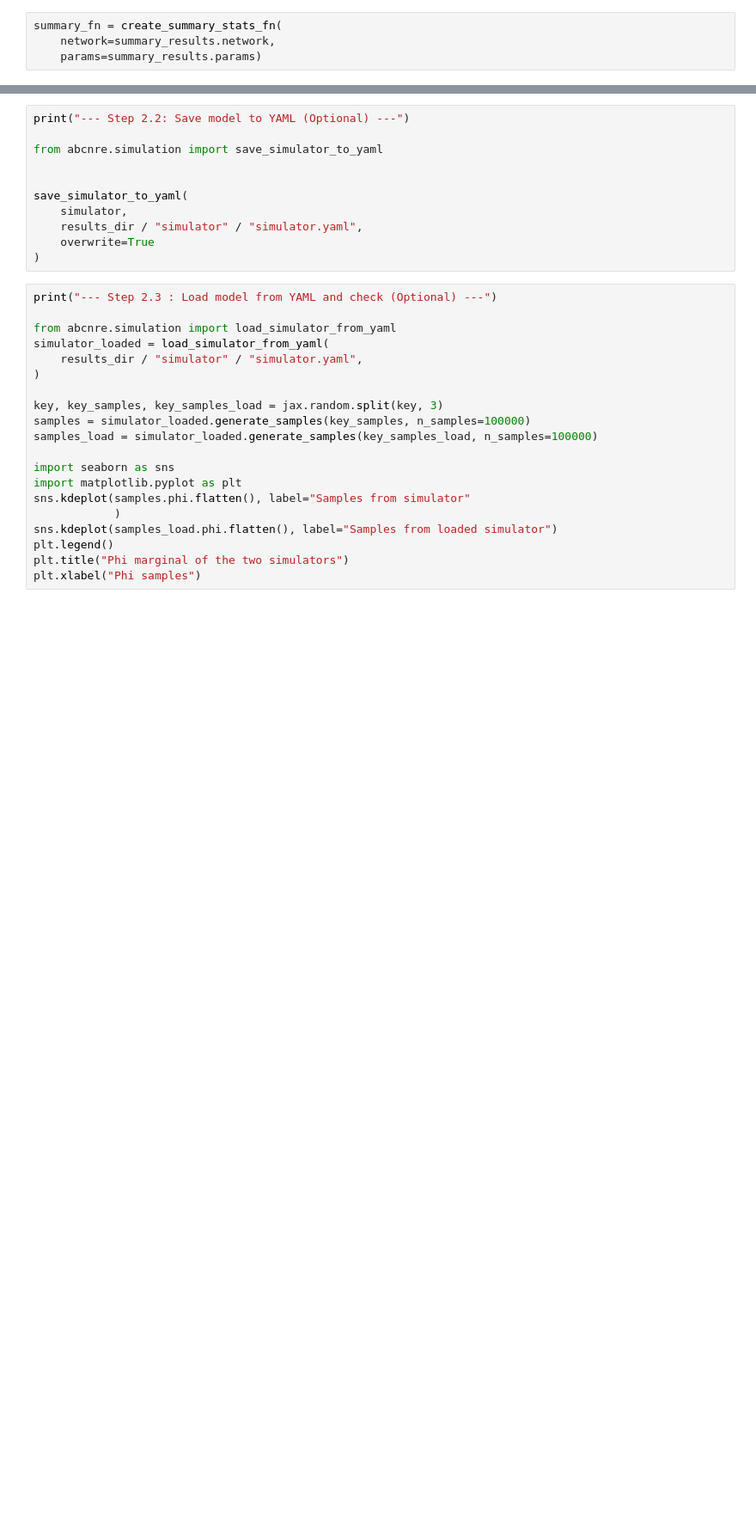
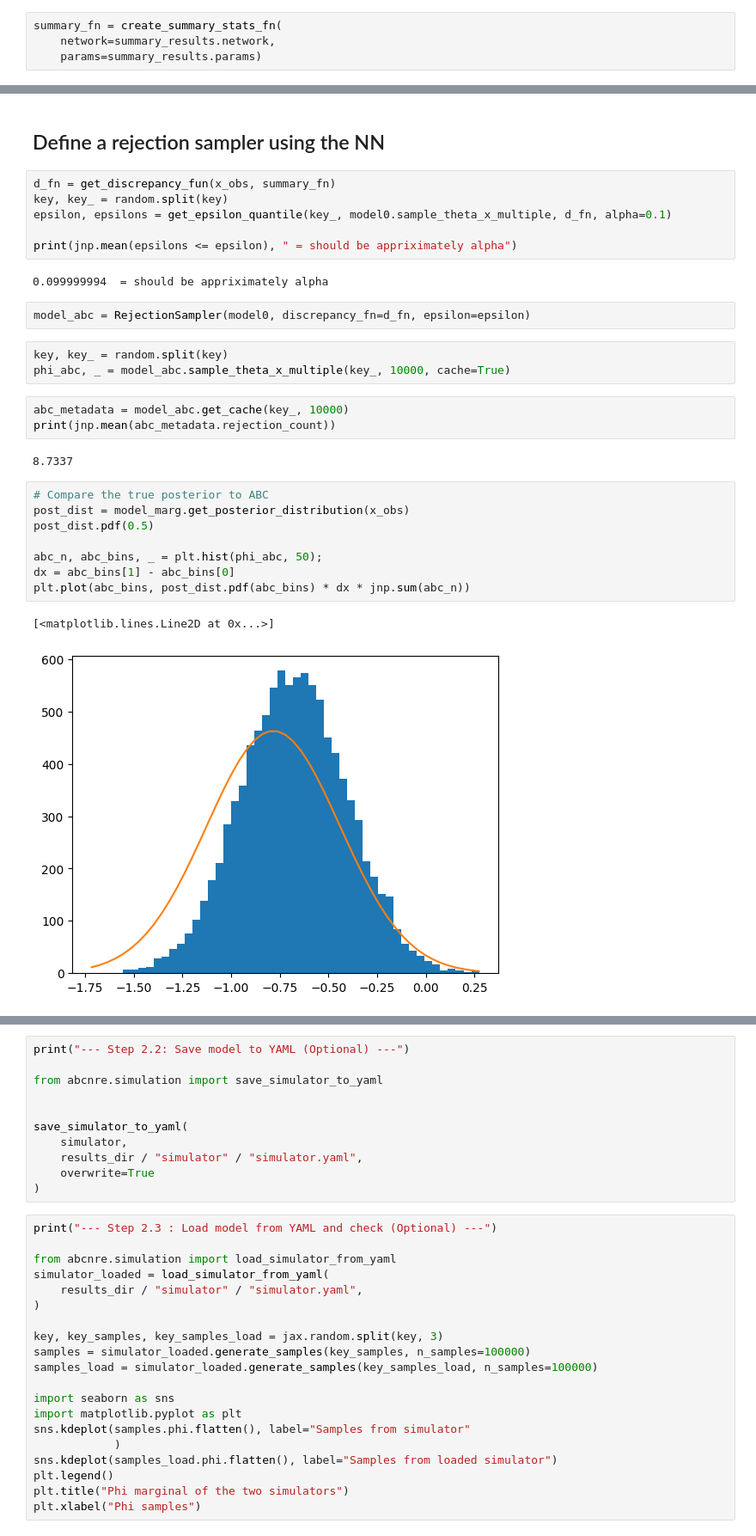
Before and after one commit to AntoineLuciano/ABC-SBI, a Jupyter notebook: abcnre/examples/gauss_1D/notebooks/gauss_gauss_sandbox.ipynb, the cells around one changed output, grey strips where cells are left out. Shown at 86% size. Cells and saved outputs as stored; diff of their text form; blank space fills up the shorter version.

```diff
--- a/abcnre/examples/gauss_1D/notebooks/gauss_gauss_sandbox.ipynb
+++ b/abcnre/examples/gauss_1D/notebooks/gauss_gauss_sandbox.ipynb
@@ -122,0 +120,31 @@ comp_plot(phi_draws, x_nn_means, axs[1])
+# %% [markdown]
+## Define a rejection sampler using the NN
+# %%
+d_fn = get_discrepancy_fun(x_obs, summary_fn)
+key, key_ = random.split(key)
+epsilon, epsilons = get_epsilon_quantile(key_, model0.sample_theta_x_multiple, d_fn, alpha=0.1)
+
+print(jnp.mean(epsilons <= epsilon), " = should be appriximately alpha")
+# %% [output]
+0.099999994  = should be appriximately alpha
+# %%
+model_abc = RejectionSampler(model0, discrepancy_fn=d_fn, epsilon=epsilon)
+# %%
+key, key_ = random.split(key)
+phi_abc, _ = model_abc.sample_theta_x_multiple(key_, 10000, cache=True)
+# %%
+abc_metadata = model_abc.get_cache(key_, 10000)
+print(jnp.mean(abc_metadata.rejection_count))
+# %% [output]
+8.7337
+# %%
+# Compare the true posterior to ABC
+post_dist = model_marg.get_posterior_distribution(x_obs)
+post_dist.pdf(0.5)
+
+abc_n, abc_bins, _ = plt.hist(phi_abc, 50);
+dx = abc_bins[1] - abc_bins[0]
+plt.plot(abc_bins, post_dist.pdf(abc_bins) * dx * jnp.sum(abc_n))
+# %% [output]
+[<matplotlib.lines.Line2D at 0x...>]
+[figure, added]
```
Also changed, not shown: parts of 12 cells of this notebook, 2 other files.
